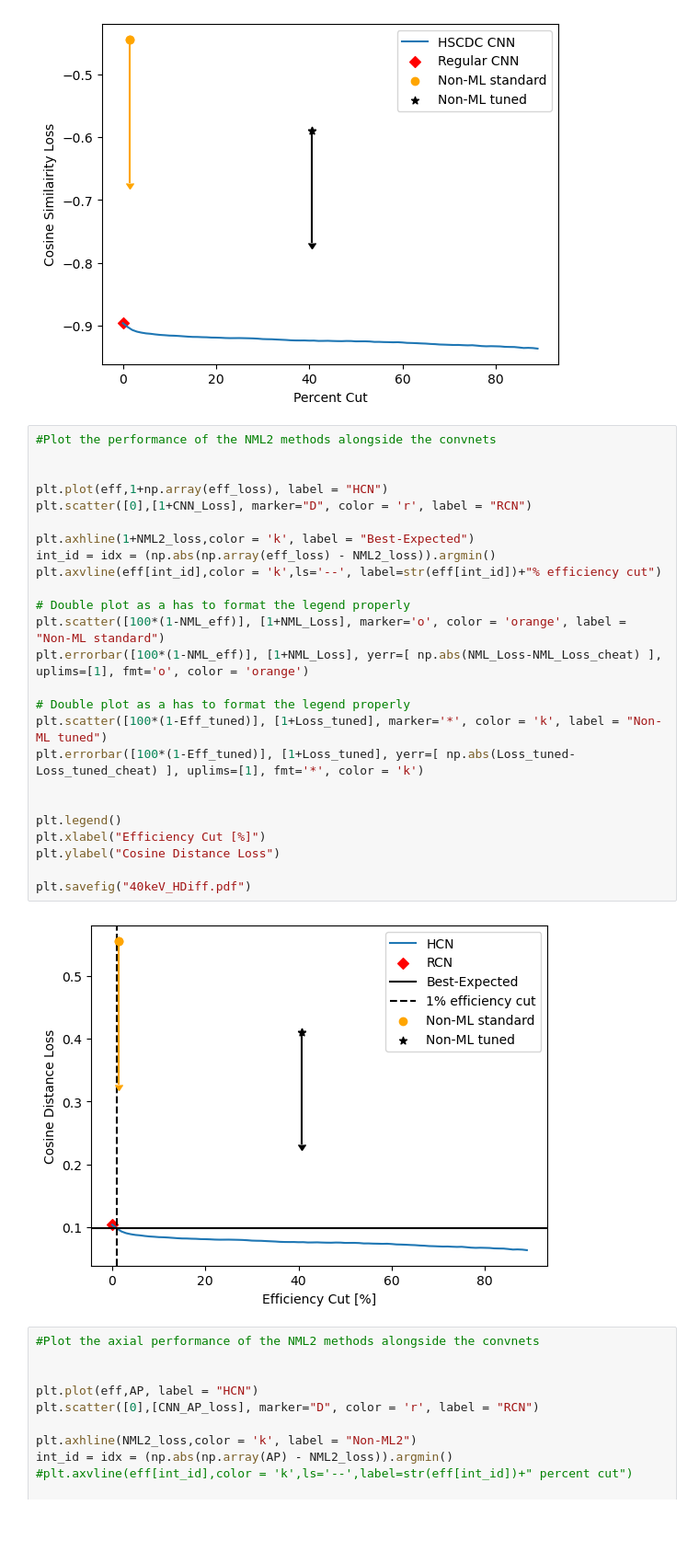
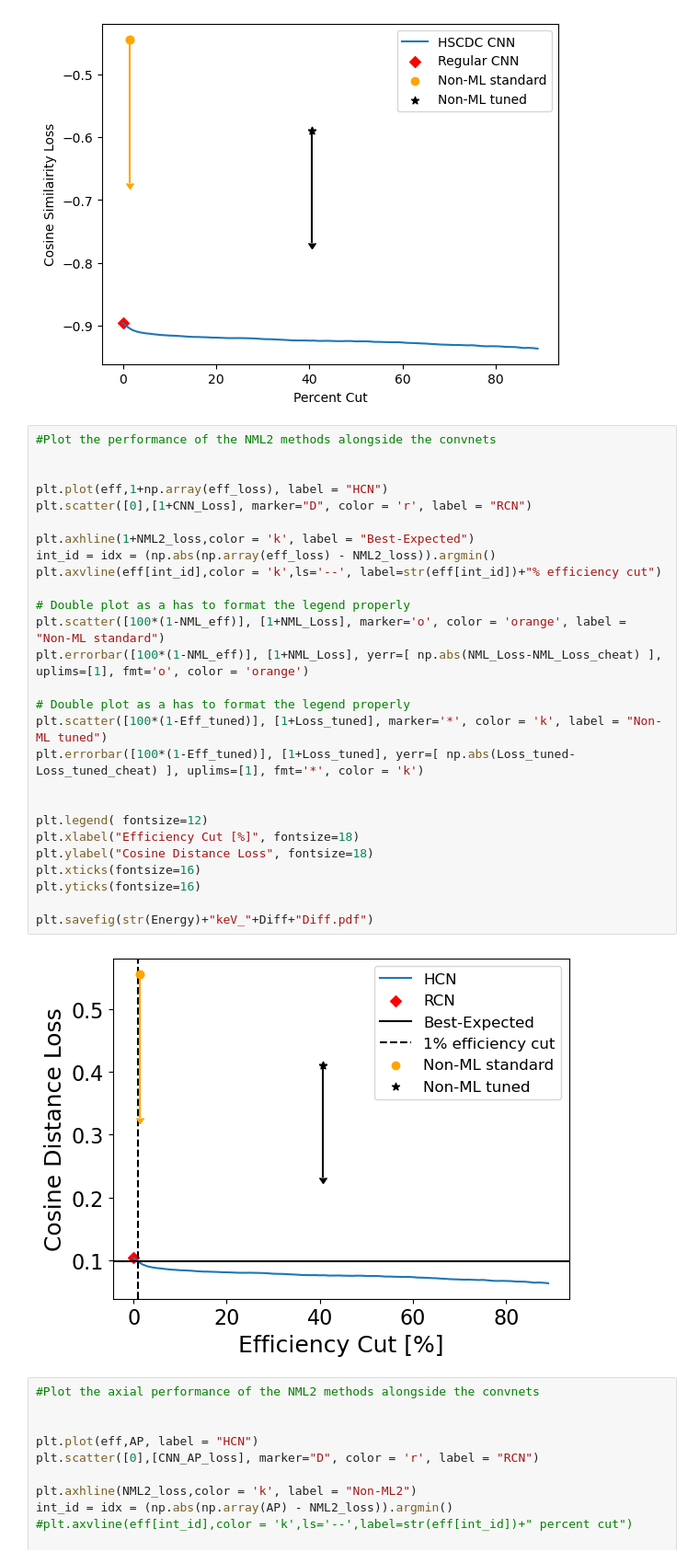
Before and after one commit to mghrear/3D_Heteroscedastic_Convnet, a Jupyter notebook: test_models.ipynb, the cells around one changed output. Shown at 92% size. Cells and saved outputs as stored; diff of their text form; blank space fills up the shorter version.

```diff
--- a/test_models.ipynb
+++ b/test_models.ipynb
@@ -341,30 +341,32 @@ Text(0, 0.5, 'Cosine Similairity Loss')
 # %%
 #Plot the performance of the NML2 methods alongside the convnets
 
 
 plt.plot(eff,1+np.array(eff_loss), label = "HCN")
 plt.scatter([0],[1+CNN_Loss], marker="D", color = 'r', label = "RCN")
 
 plt.axhline(1+NML2_loss,color = 'k', label = "Best-Expected")
 int_id = idx = (np.abs(np.array(eff_loss) - NML2_loss)).argmin()
 plt.axvline(eff[int_id],color = 'k',ls='--', label=str(eff[int_id])+"% efficiency cut")
 
 # Double plot as a has to format the legend properly
 plt.scatter([100*(1-NML_eff)], [1+NML_Loss], marker='o', color = 'orange', label = "Non-ML standard")
 plt.errorbar([100*(1-NML_eff)], [1+NML_Loss], yerr=[ np.abs(NML_Loss-NML_Loss_cheat) ], uplims=[1], fmt='o', color = 'orange')
 
 # Double plot as a has to format the legend properly
 plt.scatter([100*(1-Eff_tuned)], [1+Loss_tuned], marker='*', color = 'k', label = "Non-ML tuned")
 plt.errorbar([100*(1-Eff_tuned)], [1+Loss_tuned], yerr=[ np.abs(Loss_tuned-Loss_tuned_cheat) ], uplims=[1], fmt='*', color = 'k')
 
 
-plt.legend()
-plt.xlabel("Efficiency Cut [%]")
-plt.ylabel("Cosine Distance Loss")
+plt.legend( fontsize=12)
+plt.xlabel("Efficiency Cut [%]", fontsize=18)
+plt.ylabel("Cosine Distance Loss", fontsize=18)
+plt.xticks(fontsize=16)
+plt.yticks(fontsize=16)
 
-plt.savefig("40keV_HDiff.pdf")
+plt.savefig(str(Energy)+"keV_"+Diff+"Diff.pdf")
 # %% [output]
-[figure, old version]
+[figure, new version]
 # %%
 #Plot the axial performance of the NML2 methods alongside the convnets
 
```
Also changed, not shown: parts of 3 cells of this notebook, 1 other file.
